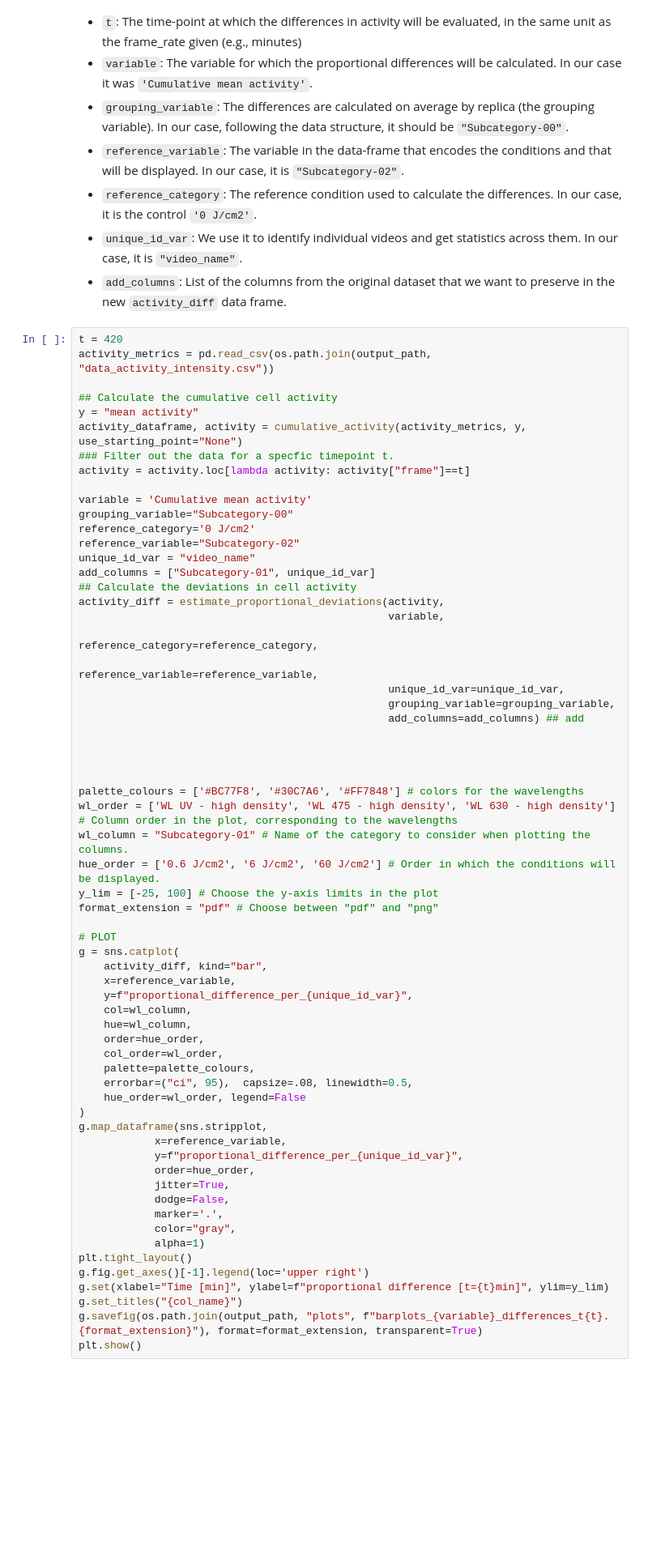
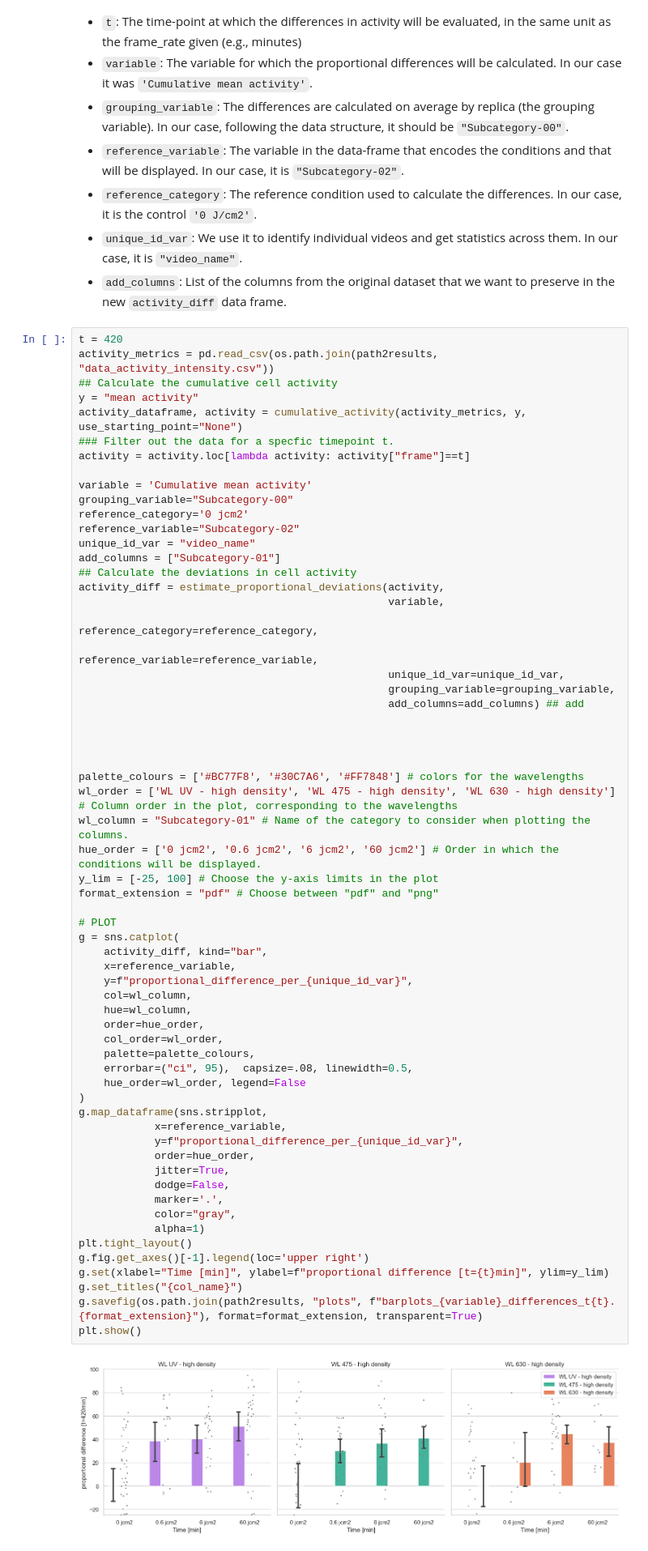
Before and after one commit to HenriquesLab/PhotoFiTT, a Jupyter notebook: notebooks/Analyse_cellactivity.ipynb, the cells around one changed output. Shown at 81% size. Cells and saved outputs as stored; diff of their text form; blank space fills up the shorter version.

```diff
--- a/notebooks/Analyse_cellactivity.ipynb
+++ b/notebooks/Analyse_cellactivity.ipynb
@@ -125,8 +136,7 @@ for w in wavelength:
 - `add_columns`: List of the columns from the original dataset that we want to preserve in the new `activity_diff` data frame.
 # %%
 t = 420
-activity_metrics = pd.read_csv(os.path.join(output_path, "data_activity_intensity.csv"))
-
+activity_metrics = pd.read_csv(os.path.join(path2results, "data_activity_intensity.csv"))
 ## Calculate the cumulative cell activity
 y = "mean activity"
 activity_dataframe, activity = cumulative_activity(activity_metrics, y, use_starting_point="None")
@@ -135,10 +145,10 @@ activity = activity.loc[lambda activity: activity["frame"]==t]
 
 variable = 'Cumulative mean activity'
 grouping_variable="Subcategory-00"
-reference_category='0 J/cm2'
+reference_category='0 jcm2'
 reference_variable="Subcategory-02"
 unique_id_var = "video_name"
-add_columns = ["Subcategory-01", unique_id_var]
+add_columns = ["Subcategory-01"]
 ## Calculate the deviations in cell activity
 activity_diff = estimate_proportional_deviations(activity,
                                                  variable,
@@ -154,35 +164,37 @@ activity_diff = estimate_proportional_deviations(activity,
 palette_colours = ['#BC77F8', '#30C7A6', '#FF7848'] # colors for the wavelengths
 wl_order = ['WL UV - high density', 'WL 475 - high density', 'WL 630 - high density'] # Column order in the plot, corresponding to the wavelengths
 wl_column = "Subcategory-01" # Name of the category to consider when plotting the columns.
-hue_order = ['0.6 J/cm2', '6 J/cm2', '60 J/cm2'] # Order in which the conditions will be displayed.
+hue_order = ['0 jcm2', '0.6 jcm2', '6 jcm2', '60 jcm2'] # Order in which the conditions will be displayed.
 y_lim = [-25, 100] # Choose the y-axis limits in the plot
 format_extension = "pdf" # Choose between "pdf" and "png"
 
 # PLOT
 g = sns.catplot(
     activity_diff, kind="bar",
     x=reference_variable,
     y=f"proportional_difference_per_{unique_id_var}",
     col=wl_column,
     hue=wl_column,
     order=hue_order,
     col_order=wl_order,
     palette=palette_colours,
     errorbar=("ci", 95),  capsize=.08, linewidth=0.5,
     hue_order=wl_order, legend=False
 )
 g.map_dataframe(sns.stripplot,
             x=reference_variable,
             y=f"proportional_difference_per_{unique_id_var}",
             order=hue_order,
             jitter=True,
             dodge=False,
             marker='.',
             color="gray",
             alpha=1)
 plt.tight_layout()
 g.fig.get_axes()[-1].legend(loc='upper right')
 g.set(xlabel="Time [min]", ylabel=f"proportional difference [t={t}min]", ylim=y_lim)
 g.set_titles("{col_name}")
-g.savefig(os.path.join(output_path, "plots", f"barplots_{variable}_differences_t{t}.{format_extension}"), format=format_extension, transparent=True)
+g.savefig(os.path.join(path2results, "plots", f"barplots_{variable}_differences_t{t}.{format_extension}"), format=format_extension, transparent=True)
 plt.show()
+# %% [output]
+[figure, added]
```
Also changed, not shown: parts of 9 cells of this notebook, 5 other files.
